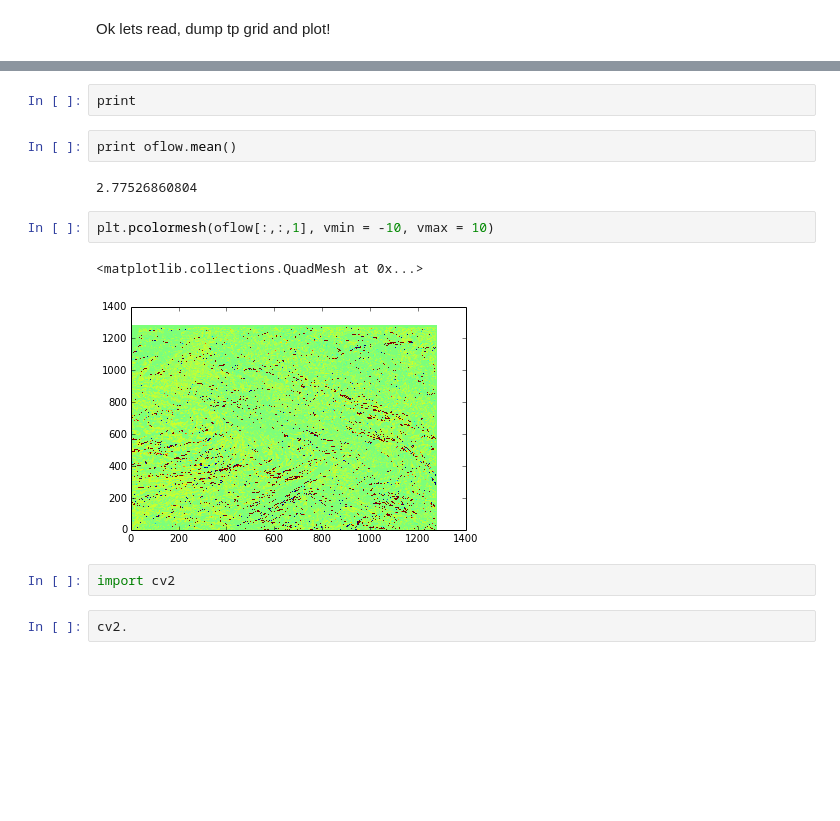
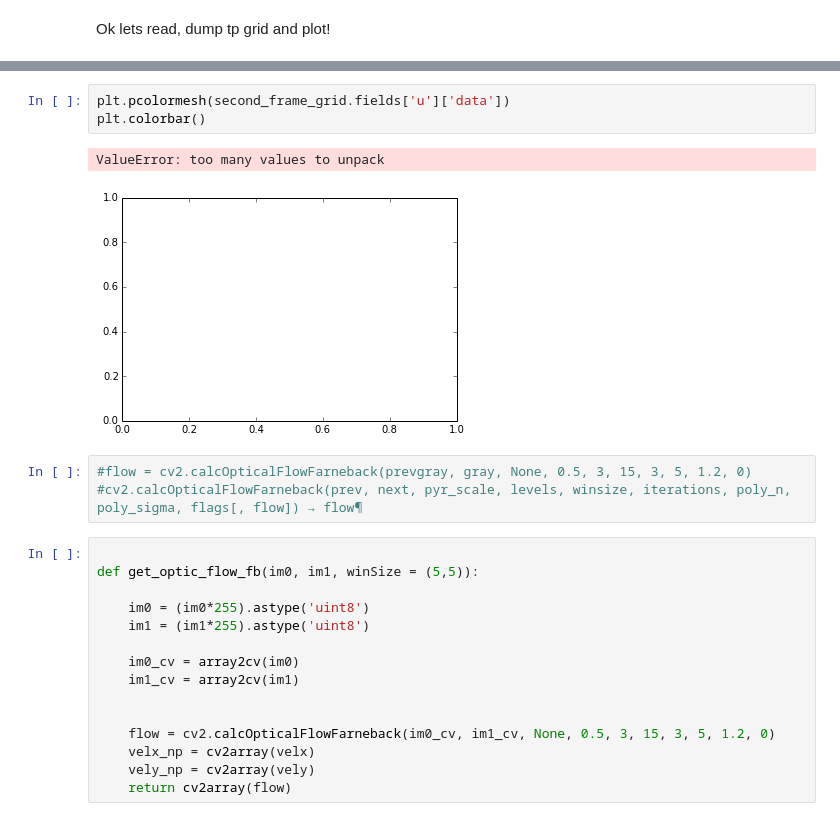
Before and after one commit to scollis/gini_tools, a Jupyter notebook: notebooks/Cloud motions.ipynb, the cells around one changed output, grey strips where cells are left out. Drawn from its saved outputs; the diff is of its cells as text; blank space fills up the shorter version.

```diff
--- a/notebooks/Cloud motions.ipynb
+++ b/notebooks/Cloud motions.ipynb
@@ -278,15 +278,24 @@ cv2.CalcOpt
-# %%
-print
-# %%
-print oflow.mean()
-# %% [output]
-2.77526860804
-# %%
-plt.pcolormesh(oflow[:,:,1], vmin = -10, vmax = 10)
-# %% [output]
-<matplotlib.collections.QuadMesh at 0x...>
-[figure, removed]
-# %%
-import cv2
-# %%
-cv2.
+# %%
+plt.pcolormesh(second_frame_grid.fields['u']['data'])
+plt.colorbar()
+# %% [output]
+ValueError: too many values to unpack
+[figure, added]
+# %%
+#flow = cv2.calcOpticalFlowFarneback(prevgray, gray, None, 0.5, 3, 15, 3, 5, 1.2, 0)
+#cv2.calcOpticalFlowFarneback(prev, next, pyr_scale, levels, winsize, iterations, poly_n, poly_sigma, flags[, flow]) → flow¶
+# %%
+
+def get_optic_flow_fb(im0, im1, winSize = (5,5)):
+
+    im0 = (im0*255).astype('uint8')
+    im1 = (im1*255).astype('uint8')
+
+    im0_cv = array2cv(im0)
+    im1_cv = array2cv(im1)
+
+
+    flow = cv2.calcOpticalFlowFarneback(im0_cv, im1_cv, None, 0.5, 3, 15, 3, 5, 1.2, 0)
+    velx_np = cv2array(velx)
+    vely_np = cv2array(vely)
+    return cv2array(flow)
```
Also changed, not shown: parts of 17 cells of this notebook.
